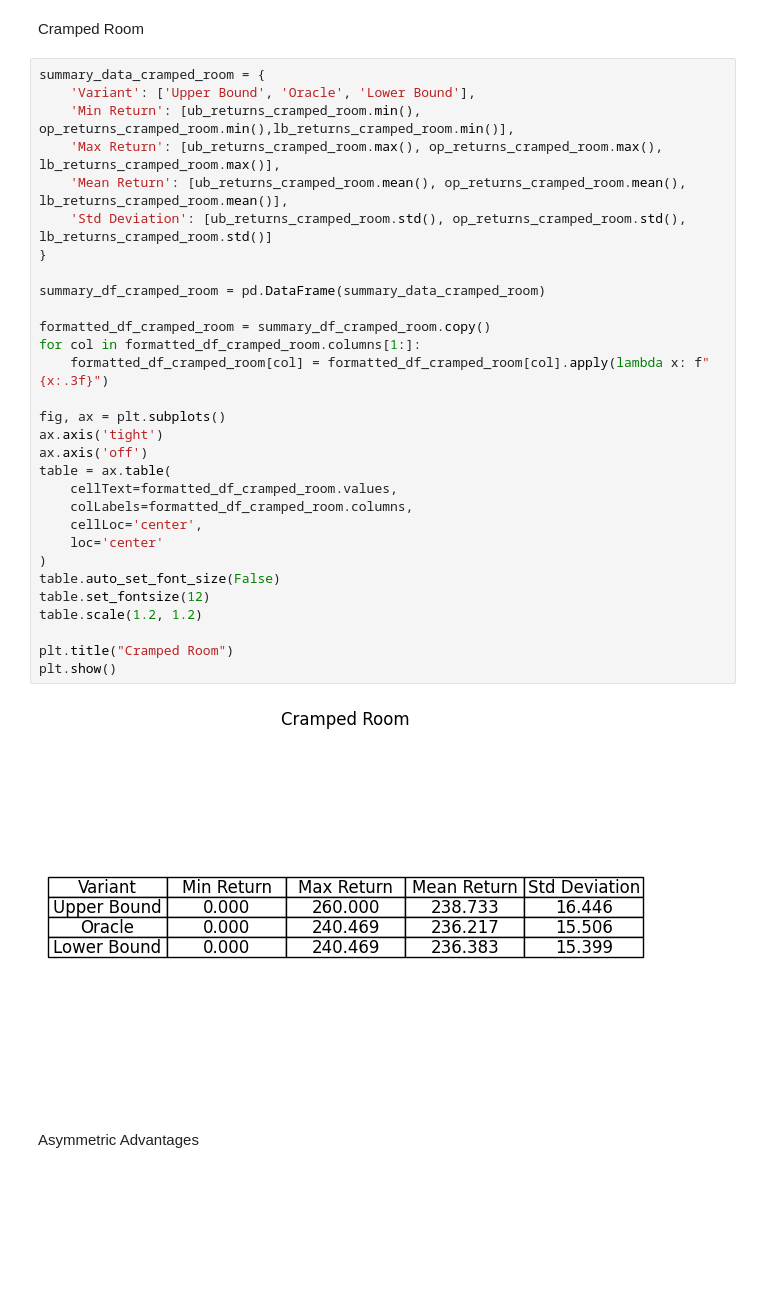
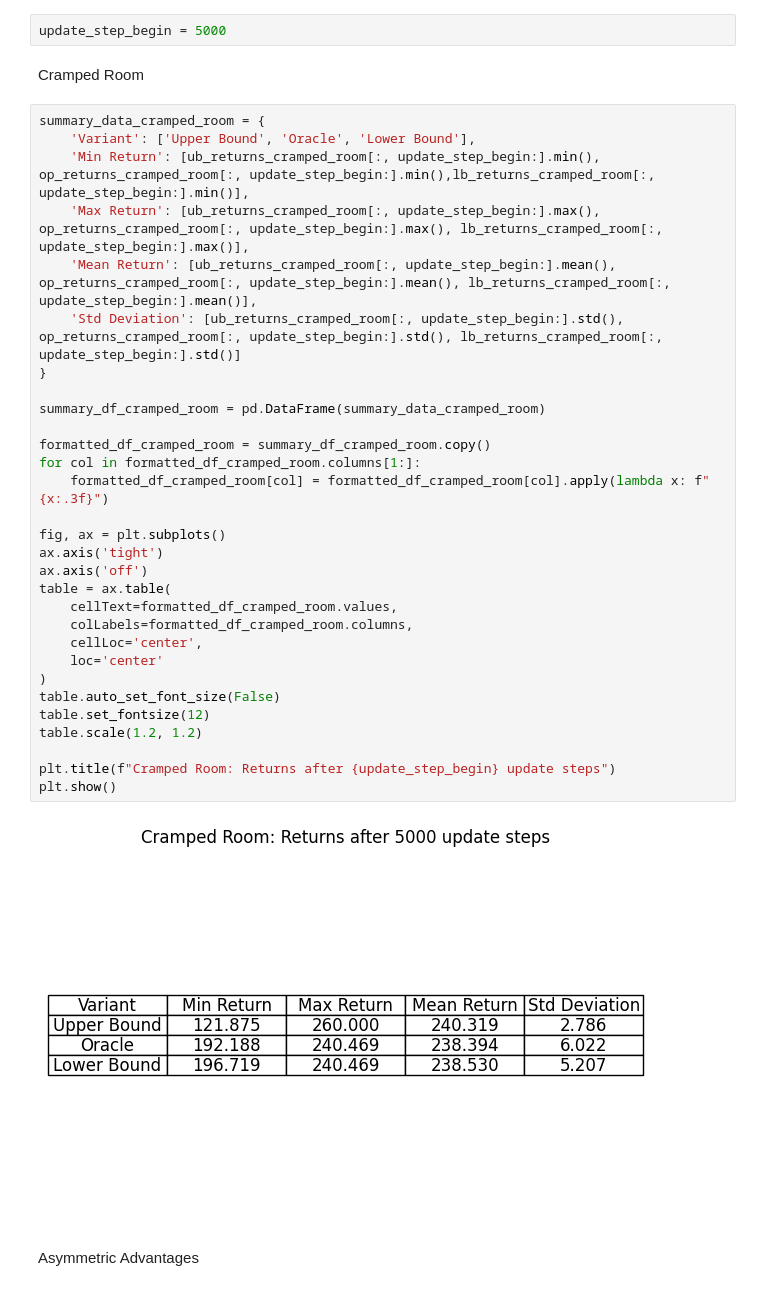
Before and after one commit to sandguine/value-of-intent, a Jupyter notebook: reward_mean_comparisons.ipynb, the cells around one changed output. Saved outputs shown, nothing was run; the diff lists cells and outputs as text; blank space fills up the shorter version.

```diff
--- a/reward_mean_comparisons.ipynb
+++ b/reward_mean_comparisons.ipynb
@@ -693,37 +696,39 @@ plt.show()
+# %%
+update_step_begin = 5000
 # %% [markdown]
 Cramped Room
 # %%
 summary_data_cramped_room = {
     'Variant': ['Upper Bound', 'Oracle', 'Lower Bound'],
-    'Min Return': [ub_returns_cramped_room.min(), op_returns_cramped_room.min(),lb_returns_cramped_room.min()],
-    'Max Return': [ub_returns_cramped_room.max(), op_returns_cramped_room.max(), lb_returns_cramped_room.max()],
-    'Mean Return': [ub_returns_cramped_room.mean(), op_returns_cramped_room.mean(), lb_returns_cramped_room.mean()],
-    'Std Deviation': [ub_returns_cramped_room.std(), op_returns_cramped_room.std(), lb_returns_cramped_room.std()]
+    'Min Return': [ub_returns_cramped_room[:, update_step_begin:].min(), op_returns_cramped_room[:, update_step_begin:].min(),lb_returns_cramped_room[:, update_step_begin:].min()],
+    'Max Return': [ub_returns_cramped_room[:, update_step_begin:].max(), op_returns_cramped_room[:, update_step_begin:].max(), lb_returns_cramped_room[:, update_step_begin:].max()],
+    'Mean Return': [ub_returns_cramped_room[:, update_step_begin:].mean(), op_returns_cramped_room[:, update_step_begin:].mean(), lb_returns_cramped_room[:, update_step_begin:].mean()],
+    'Std Deviation': [ub_returns_cramped_room[:, update_step_begin:].std(), op_returns_cramped_room[:, update_step_begin:].std(), lb_returns_cramped_room[:, update_step_begin:].std()]
 }
 
 summary_df_cramped_room = pd.DataFrame(summary_data_cramped_room)
 
 formatted_df_cramped_room = summary_df_cramped_room.copy()
 for col in formatted_df_cramped_room.columns[1:]:
     formatted_df_cramped_room[col] = formatted_df_cramped_room[col].apply(lambda x: f"{x:.3f}")
 
 fig, ax = plt.subplots()
 ax.axis('tight')
 ax.axis('off')
 table = ax.table(
     cellText=formatted_df_cramped_room.values,
     colLabels=formatted_df_cramped_room.columns,
     cellLoc='center',
     loc='center'
 )
 table.auto_set_font_size(False)
 table.set_fontsize(12)
 table.scale(1.2, 1.2)
 
-plt.title("Cramped Room")
+plt.title(f"Cramped Room: Returns after {update_step_begin} update steps")
 plt.show()
 # %% [output]
-[figure, old version]
+[figure, new version]
 # %% [markdown]
 Asymmetric Advantages
 # %%
```
Also changed, not shown: parts of 6 cells of this notebook, 9 other files.
